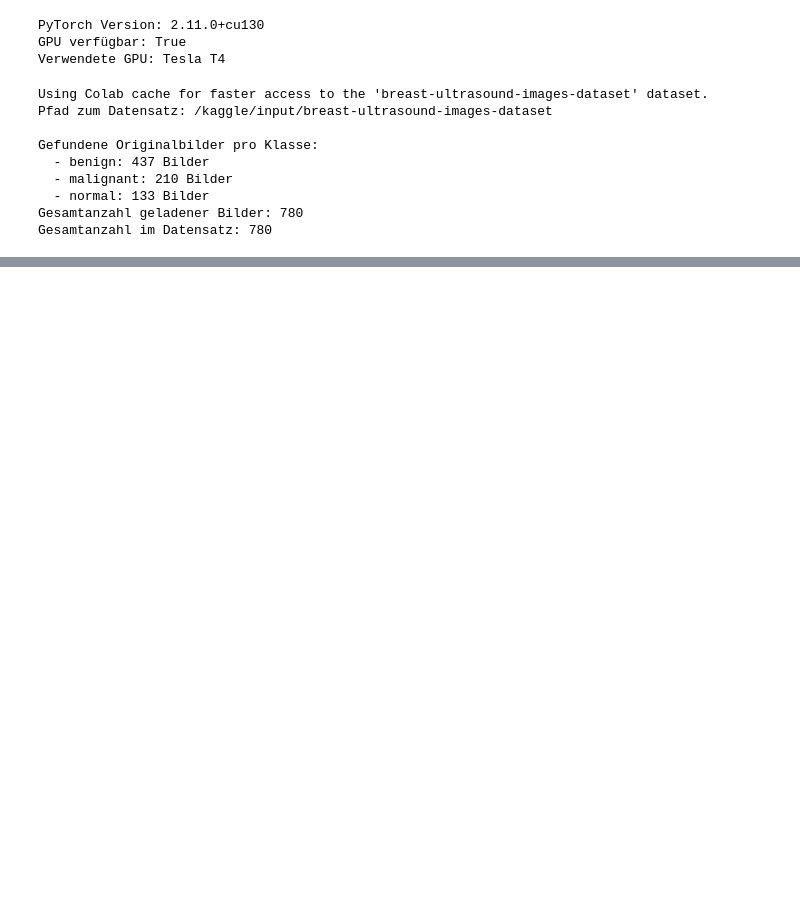
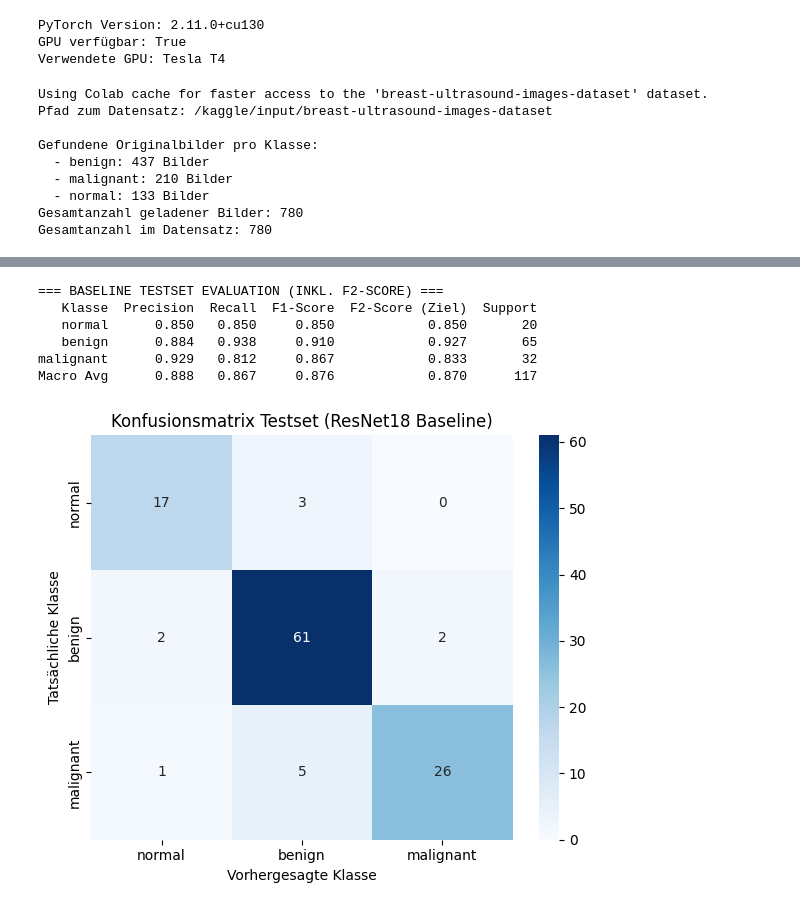
Before and after one commit to grabs2/BUSI_Klassifikation_Projekt_Gruppe_E, a Jupyter notebook: BUSI_Klassifikation_Projekt_Gruppe_E.ipynb, the cells around one changed output, grey strips where cells are left out. Saved outputs shown, nothing was run; the diff lists cells and outputs as text; code cells hidden in the pictures; blank space fills up the shorter version.

```diff
--- a/BUSI_Klassifikation_Projekt_Gruppe_E.ipynb
+++ b/BUSI_Klassifikation_Projekt_Gruppe_E.ipynb
@@ -136,0 +690,73 @@ Für das Training und die Evaluation des Modells wurde der BUSI-Datensatz im Ver
+# %%
+import numpy as np
+import pandas as pd
+import seaborn as sns
+import matplotlib.pyplot as plt
+from sklearn.metrics import precision_score, recall_score, f1_score, fbeta_score, confusion_matrix
+
+baseline_model.eval()
+test_preds = []
+test_labels = []
+
+with torch.no_grad():
+    for images, labels in test_loader:
+        images = images.to(device)
+        outputs = baseline_model(images)
+        _, preds = torch.max(outputs, 1)
+        test_preds.extend(preds.cpu().numpy())
+        test_labels.extend(labels.numpy())
+
+test_preds = np.array(test_preds)
+test_labels = np.array(test_labels)
+classes = ['normal', 'benign', 'malignant']
+
+# 1. Metriken pro Klasse berechnen
+prec_per_class = precision_score(test_labels, test_preds, average=None, zero_division=0)
+rec_per_class  = recall_score(test_labels, test_preds, average=None, zero_division=0)
+f1_per_class   = f1_score(test_labels, test_preds, average=None, zero_division=0)
+f2_per_class   = fbeta_score(test_labels, test_preds, beta=2.0, average=None, zero_division=0)
+support        = [np.sum(test_labels == i) for i in range(len(classes))]
+
+# 2. DataFrame für übersichtliche Darstellung zusammenbauen
+metrics_df = pd.DataFrame({
+    'Klasse': classes,
+    'Precision': prec_per_class,
+    'Recall': rec_per_class,
+    'F1-Score': f1_per_class,
+    'F2-Score (Ziel)': f2_per_class,
+    'Support': support
+})
+
+# Macro- und Weighted-Durchschnitte anhängen
+macro_row = pd.DataFrame([{
+    'Klasse': 'Macro Avg',
+    'Precision': precision_score(test_labels, test_preds, average='macro', zero_division=0),
+    'Recall': recall_score(test_labels, test_preds, average='macro', zero_division=0),
+    'F1-Score': f1_score(test_labels, test_preds, average='macro', zero_division=0),
+    'F2-Score (Ziel)': fbeta_score(test_labels, test_preds, beta=2.0, average='macro', zero_division=0),
+    'Support': len(test_labels)
+}])
+
+metrics_df = pd.concat([metrics_df, macro_row], ignore_index=True)
+
+print("=== BASELINE TESTSET EVALUATION (INKL. F2-SCORE) ===")
+print(metrics_df.to_string(index=False, float_format=lambda x: f"{x:.3f}"))
+
+# 3. Konfusionsmatrix visualisieren
+cm = confusion_matrix(test_labels, test_preds)
+plt.figure(figsize=(6, 5))
+sns.heatmap(cm, annot=True, fmt='d', cmap='Blues',
+            xticklabels=classes, yticklabels=classes)
+plt.title('Konfusionsmatrix Testset (ResNet18 Baseline)')
+plt.xlabel('Vorhergesagte Klasse')
+plt.ylabel('Tatsächliche Klasse')
+plt.tight_layout()
+plt.show()
+# %% [output]
+=== BASELINE TESTSET EVALUATION (INKL. F2-SCORE) ===
+   Klasse  Precision  Recall  F1-Score  F2-Score (Ziel)  Support
+   normal      0.850   0.850     0.850            0.850       20
+   benign      0.884   0.938     0.910            0.927       65
+malignant      0.929   0.812     0.867            0.833       32
+Macro Avg      0.888   0.867     0.876            0.870      117
+[figure, added]
```
Also changed, not shown: parts of 28 cells of this notebook.
